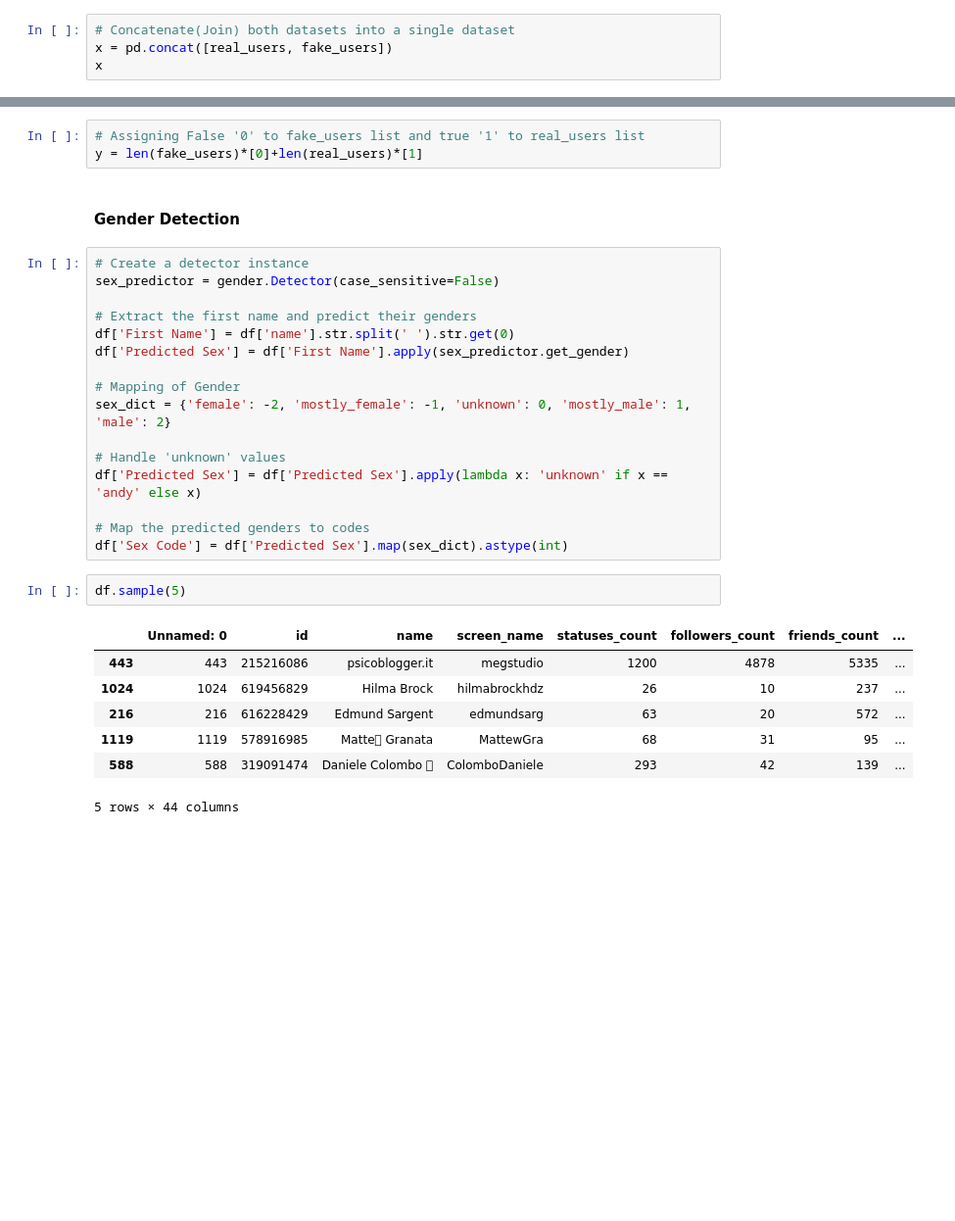
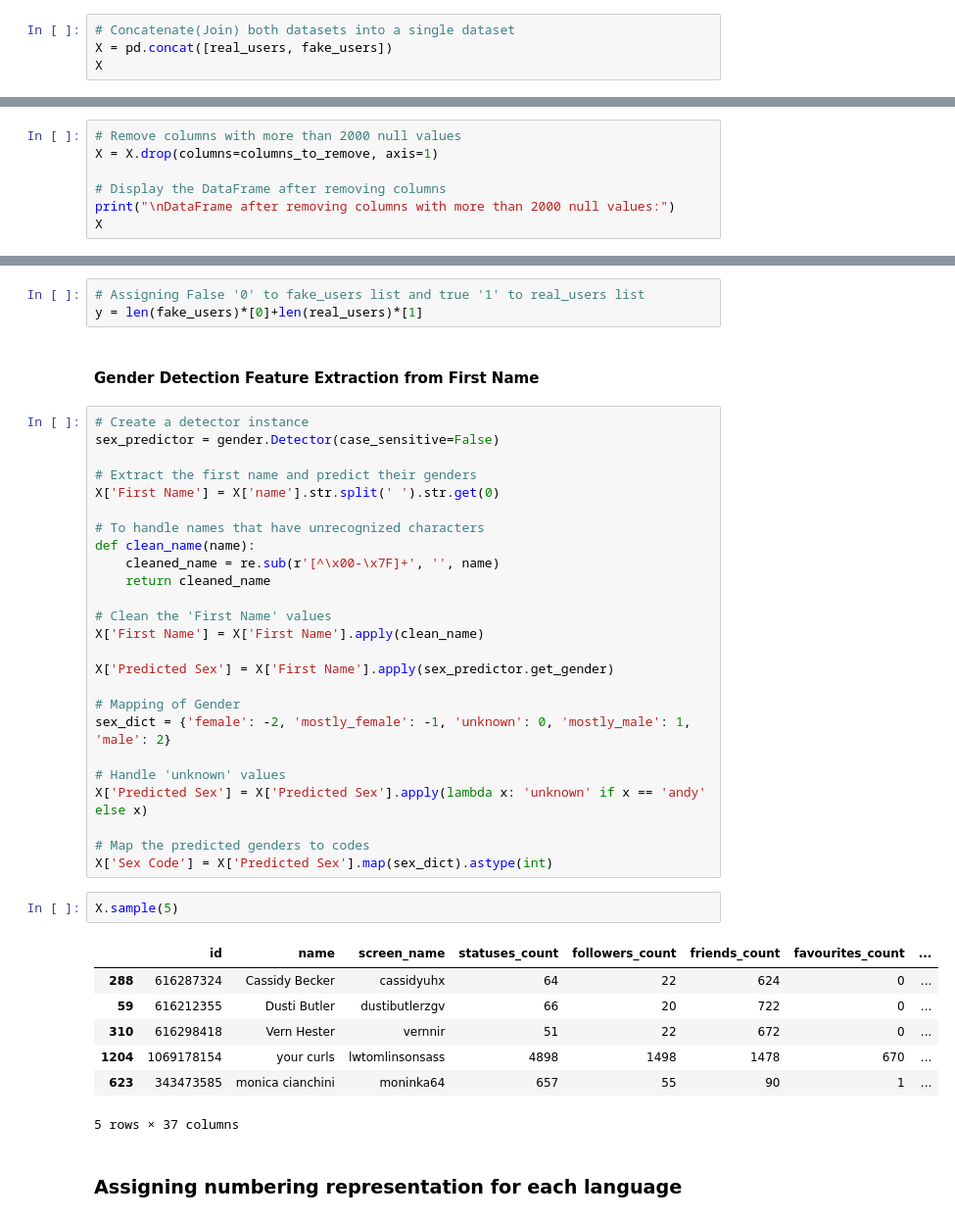
Before and after one commit to LuluW8071/Twitter-Fake-Profile-Detection, a Jupyter notebook: model/model.ipynb, the cells around one changed output, grey strips where cells are left out. Shown: that part at 98% size. Drawn from its saved outputs; the diff is of its cells as text; blank space fills up the shorter version.

```diff
--- a/model/model.ipynb
+++ b/model/model.ipynb
@@ -18,8 +19,8 @@ print(fake_users.shape)
 #### Concatenate both datasets
 # %%
 # Concatenate(Join) both datasets into a single dataset
-x = pd.concat([real_users, fake_users])
-x
+X = pd.concat([real_users, fake_users])
+X
 # %% [output]
 |  | Unnamed: 0 | id | name | screen_name | statuses_count | followers_count | friends_count | ... |
 | 0 | 0 | 3610511 | Davide Dellacasa | braddd | 20370 | 5470 | 2385 | ... |
@@ -38,0 +103,7 @@ df = pd.DataFrame(x)
+# %%
+# Remove columns with more than 2000 null values
+X = X.drop(columns=columns_to_remove, axis=1)
+
+# Display the DataFrame after removing columns
+print("\nDataFrame after removing columns with more than 2000 null values:")
+X
@@ -40,30 +126,41 @@ df = pd.DataFrame(x)
 # Assigning False '0' to fake_users list and true '1' to real_users list
 y = len(fake_users)*[0]+len(real_users)*[1]
 # %% [markdown]
-#### Gender Detection
+#### Gender Detection Feature Extraction from First Name
 # %%
 # Create a detector instance
 sex_predictor = gender.Detector(case_sensitive=False)
 
 # Extract the first name and predict their genders
-df['First Name'] = df['name'].str.split(' ').str.get(0)
-df['Predicted Sex'] = df['First Name'].apply(sex_predictor.get_gender)
+X['First Name'] = X['name'].str.split(' ').str.get(0)
+
+# To handle names that have unrecognized characters
+def clean_name(name):
+    cleaned_name = re.sub(r'[^\x00-\x7F]+', '', name)
+    return cleaned_name
+
+# Clean the 'First Name' values
+X['First Name'] = X['First Name'].apply(clean_name)
+
+X['Predicted Sex'] = X['First Name'].apply(sex_predictor.get_gender)
 
 # Mapping of Gender
 sex_dict = {'female': -2, 'mostly_female': -1, 'unknown': 0, 'mostly_male': 1, 'male': 2}
 
 # Handle 'unknown' values
-df['Predicted Sex'] = df['Predicted Sex'].apply(lambda x: 'unknown' if x == 'andy' else x)
+X['Predicted Sex'] = X['Predicted Sex'].apply(lambda x: 'unknown' if x == 'andy' else x)
 
 # Map the predicted genders to codes
-df['Sex Code'] = df['Predicted Sex'].map(sex_dict).astype(int)
+X['Sex Code'] = X['Predicted Sex'].map(sex_dict).astype(int)
 # %%
-df.sample(5)
+X.sample(5)
 # %% [output]
-|  | Unnamed: 0 | id | name | screen_name | statuses_count | followers_count | friends_count | ... |
-| 443 | 443 | 215216086 | psicoblogger.it | megstudio | 1200 | 4878 | 5335 | ... |
-| 1024 | 1024 | 619456829 | Hilma Brock | hilmabrockhdz | 26 | 10 | 237 | ... |
-| 216 | 216 | 616228429 | Edmund Sargent | edmundsarg | 63 | 20 | 572 | ... |
-| 1119 | 1119 | 578916985 | Matte Granata | MattewGra | 68 | 31 | 95 | ... |
-| 588 | 588 | 319091474 | Daniele Colombo  | ColomboDaniele | 293 | 42 | 139 | ... |
+|  | id | name | screen_name | statuses_count | followers_count | friends_count | favourites_count | ... |
+| 288 | 616287324 | Cassidy Becker | cassidyuhx | 64 | 22 | 624 | 0 | ... |
+| 59 | 616212355 | Dusti Butler | dustibutlerzgv | 66 | 20 | 722 | 0 | ... |
+| 310 | 616298418 | Vern Hester | vernnir | 51 | 22 | 672 | 0 | ... |
+| 1204 | 1069178154 | your curls | lwtomlinsonsass | 4898 | 1498 | 1478 | 670 | ... |
+| 623 | 343473585 | monica cianchini | moninka64 | 657 | 55 | 90 | 1 | ... |
-5 rows × 44 columns
+5 rows × 37 columns
+# %% [markdown]
+### Assigning numbering representation for each language
```
Also changed, not shown: parts of 8 cells of this notebook.
